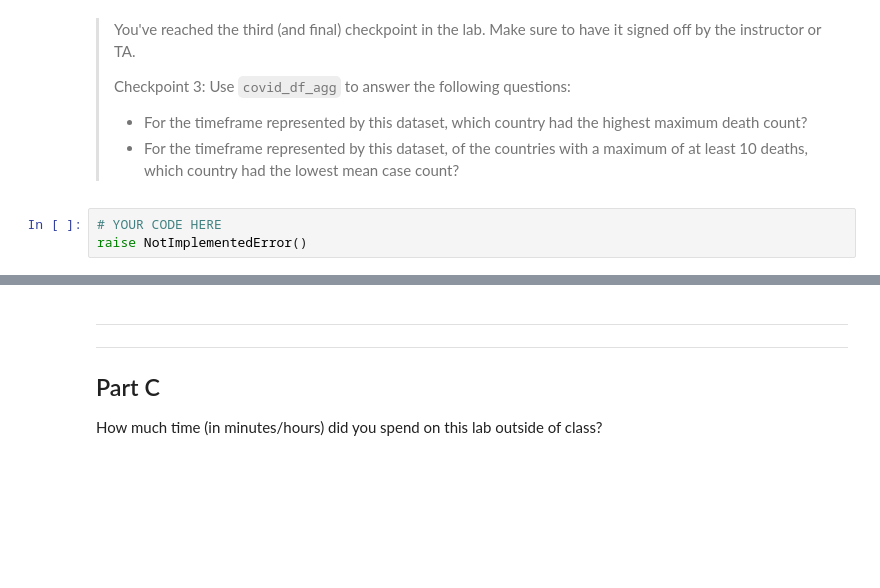
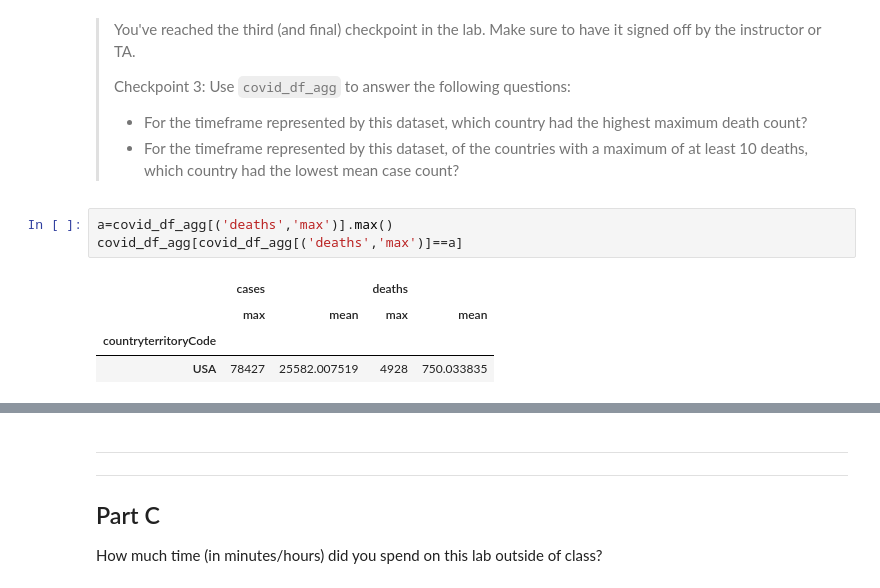
Before and after one commit to Banguyen13/cs181-s23-student, a Jupyter notebook: sw_lab/lab_07/json_programming.ipynb, the cells around one changed output, grey strips where cells are left out. Saved outputs shown, nothing was run; the diff lists cells and outputs as text; blank space fills up the shorter version.

```diff
--- a/sw_lab/lab_07/json_programming.ipynb
+++ b/sw_lab/lab_07/json_programming.ipynb
@@ -195,6 +274,11 @@ covid_df_agg
 >
 > - For the timeframe represented by this dataset, which country had the highest maximum death count?
 > - For the timeframe represented by this dataset, of the countries with a maximum of at least 10 deaths, which country had the lowest mean case count?
-# %%
-# YOUR CODE HERE
-raise NotImplementedError()
+# %%
+a=covid_df_agg[('deaths','max')].max()
+covid_df_agg[covid_df_agg[('deaths','max')]==a]
+# %% [output]
+|  | cases |  | deaths |  |
+|  | max | mean | max | mean |
+| countryterritoryCode |  |  |  |  |
+| USA | 78427 | 25582.007519 | 4928 | 750.033835 |
```
Also changed, not shown: parts of 16 cells of this notebook.
